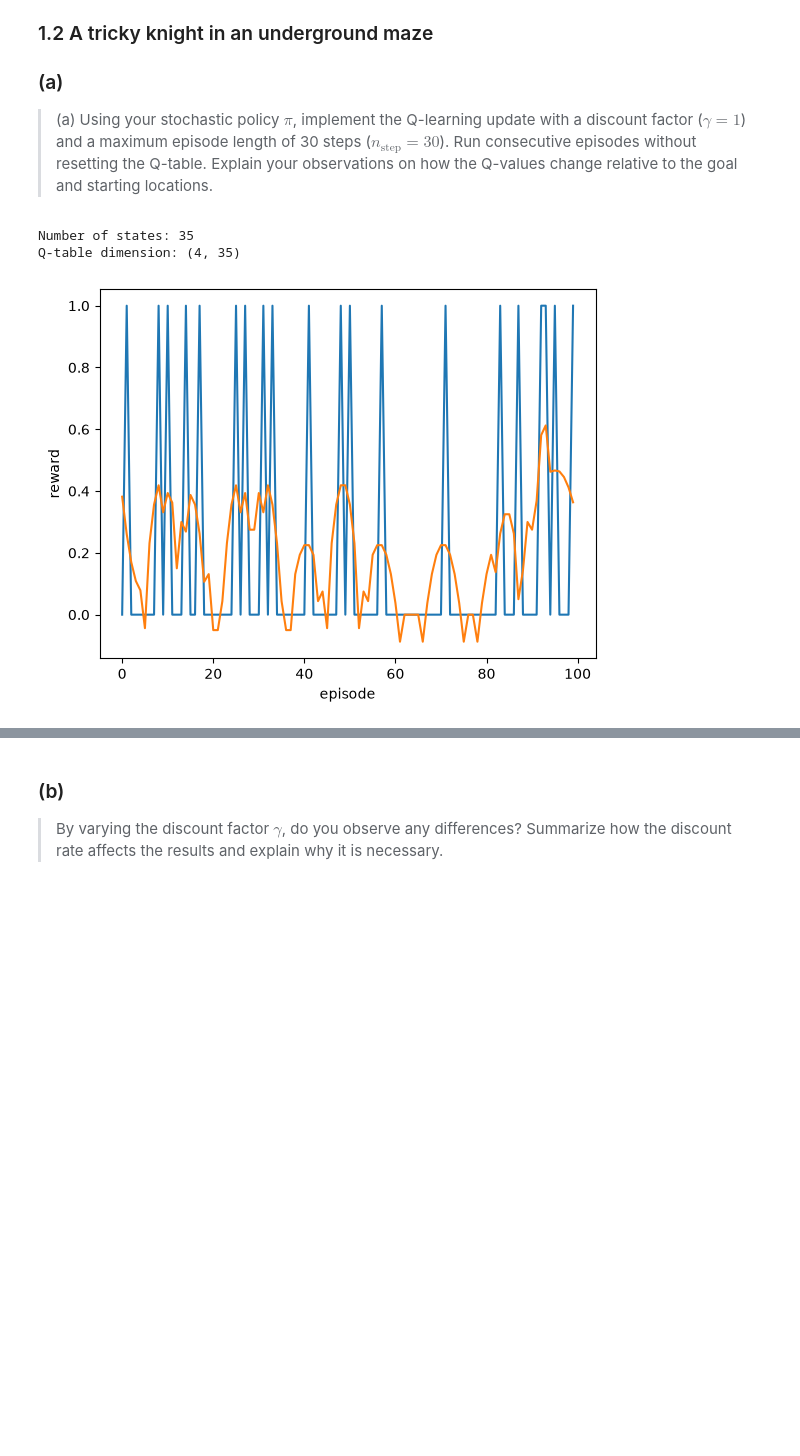
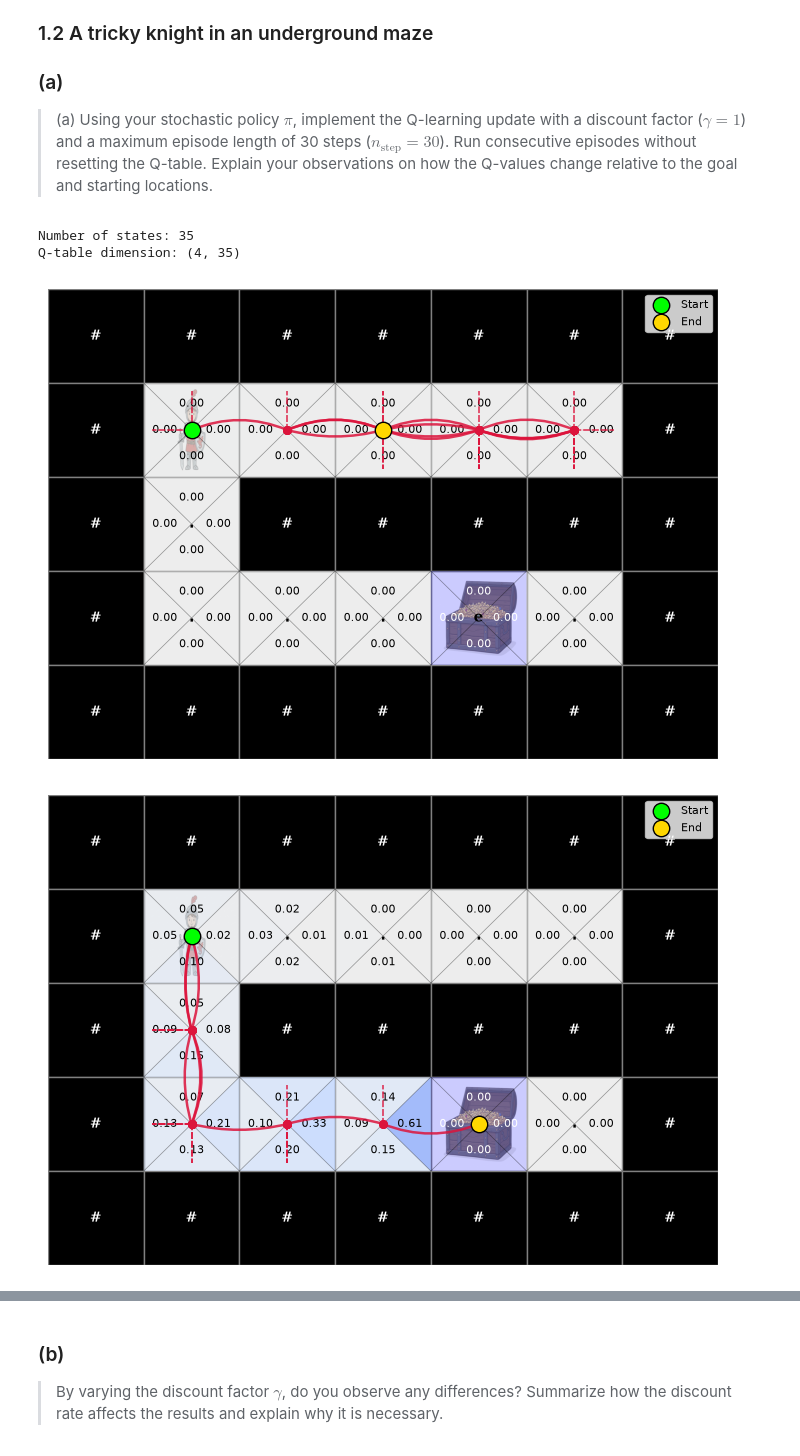
Before and after one commit to rocha-rafael-unilu/iml_2026, a Jupyter notebook: homework_2.ipynb, the cells around one changed output, grey strips where cells are left out. Cells and saved outputs as stored; diff of their text form; code cells hidden in the pictures; blank space fills up the shorter version.

```diff
--- a/homework_2.ipynb
+++ b/homework_2.ipynb
@@ -42,7 +46,7 @@ drunken_knight = DungeonAgent(n_states=treasure_room.n_states,
                              update_q_values=my_Q_update_11)
 
 # Run the agent for 1 episode & collect states, actions, rewards
-states, actions, rewards = drunken_knight.run_episode(treasure_room, nstep=1, gamma=1.0)
+states, actions, rewards = drunken_knight.run_episode(treasure_room, nstep=10, gamma=1.0)
 
 # Show the map, Q-values, and path.
 vis_11.show(states, actions, drunken_knight.q_values)
@@ -118,31 +278,36 @@ def my_Q_update_12(agent, state, action, reward, next_state, dungeon):
     )
 
     agent.q_values[action, state] = new_q
 
     return new_q
 
 underground_maze = make_underground_maze(p_slippery=0.0)
 vis_12 = DungeonVisualization(underground_maze)
 
 tricky_knight = DungeonAgent(n_states=underground_maze.n_states,
                              choose_action=my_action_12,
                              reward_func=my_reward_12,
                              update_q_values=my_Q_update_12)
 
 training_reward = []
 # program your knight here
 # compute episodic reward
 # append "training_reward"
 print("Number of states:", underground_maze.n_states)
 print("Q-table dimension:", tricky_knight.q_values.shape)
+
 for episode in range(100):
     states, actions, rewards = tricky_knight.run_episode(underground_maze, nstep=30, gamma=1.0)
 
     training_reward.append(np.sum(rewards))
 
+    if episode in [0, 49, 99]:
+        vis_12.show(states, actions, tricky_knight.q_values)
+
 # plot "training_reward"
 vis_12.plot_training_reward(training_reward)
 # %% [output]
 Number of states: 35
 Q-table dimension: (4, 35)
-[figure, old version]
+[figure, new version]
+[figure, added]
```
Also changed, not shown: parts of 8 cells of this notebook, 1 other file.
